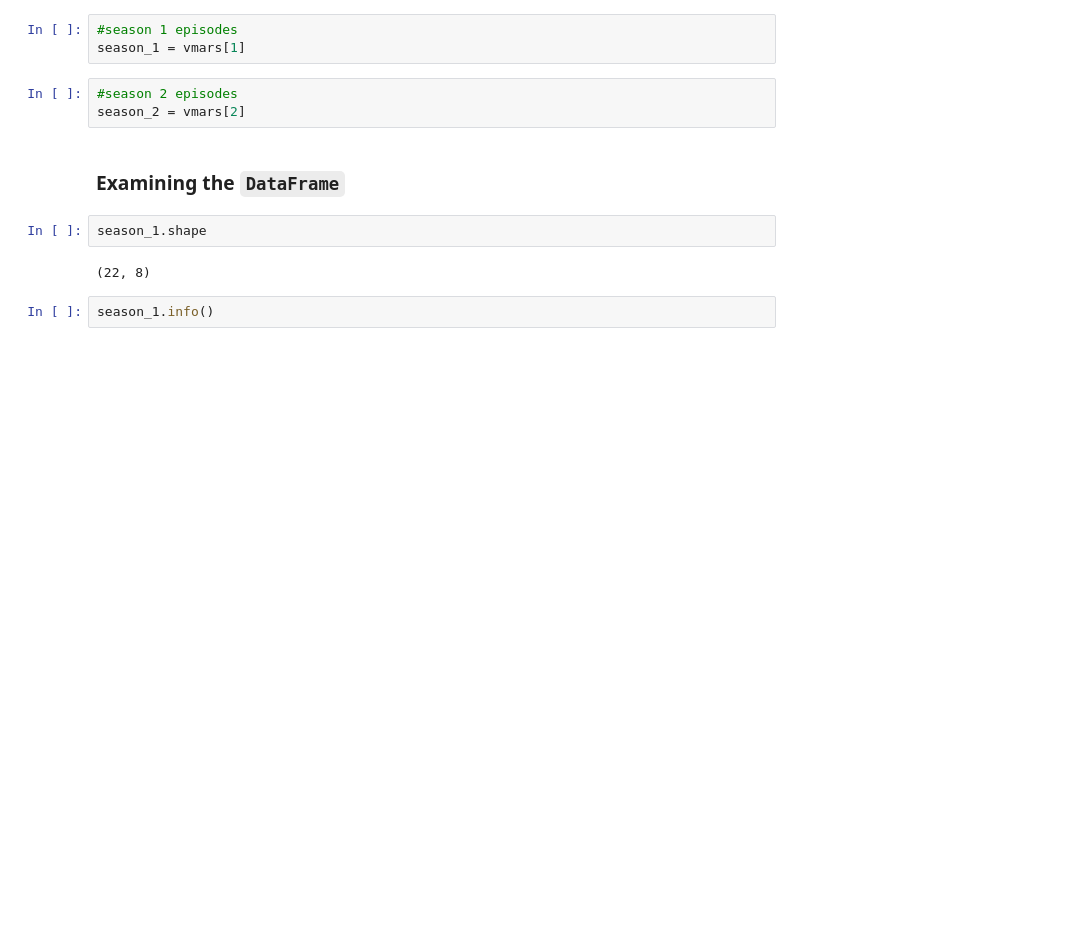
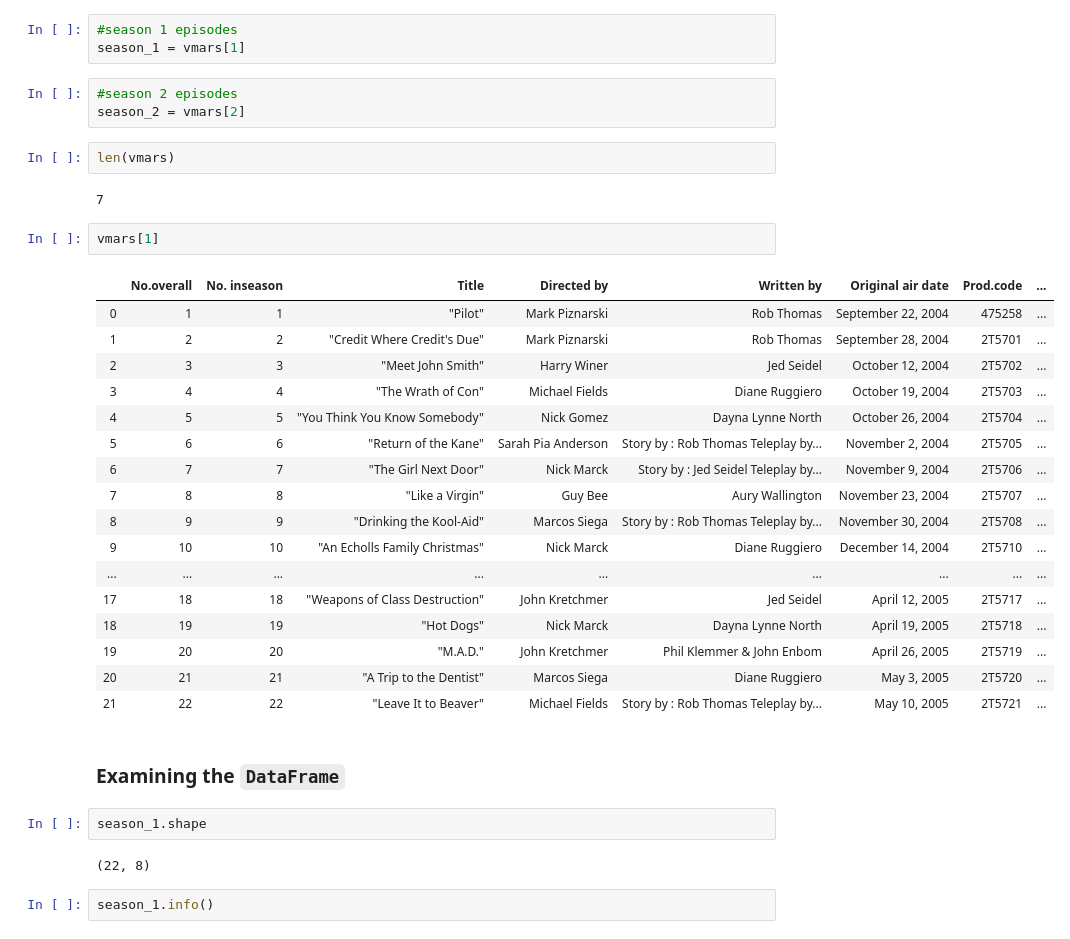
Before and after one commit to jfkoehler/nielsen, a Jupyter notebook: week_3/d1/01_intro.ipynb, the cells around one changed output. Cells and saved outputs as stored; diff of their text form; blank space fills up the shorter version.

```diff
--- a/week_3/d1/01_intro.ipynb
+++ b/week_3/d1/01_intro.ipynb
@@ -198,6 +253,30 @@ season_1 = vmars[1]
 # %%
 #season 2 episodes
 season_2 = vmars[2]
+# %%
+len(vmars)
+# %% [output]
+7
+# %%
+vmars[1]
+# %% [output]
+|  | No.overall | No. inseason | Title | Directed by | Written by | Original air date | Prod.code | ... |
+| 0 | 1 | 1 | "Pilot" | Mark Piznarski | Rob Thomas | September 22, 2004 | 475258 | ... |
+| 1 | 2 | 2 | "Credit Where Credit's Due" | Mark Piznarski | Rob Thomas | September 28, 2004 | 2T5701 | ... |
+| 2 | 3 | 3 | "Meet John Smith" | Harry Winer | Jed Seidel | October 12, 2004 | 2T5702 | ... |
+| 3 | 4 | 4 | "The Wrath of Con" | Michael Fields | Diane Ruggiero | October 19, 2004 | 2T5703 | ... |
+| 4 | 5 | 5 | "You Think You Know Somebody" | Nick Gomez | Dayna Lynne North | October 26, 2004 | 2T5704 | ... |
+| 5 | 6 | 6 | "Return of the Kane" | Sarah Pia Anderson | Story by : Rob Thomas Teleplay by... | November 2, 2004 | 2T5705 | ... |
+| 6 | 7 | 7 | "The Girl Next Door" | Nick Marck | Story by : Jed Seidel Teleplay by... | November 9, 2004 | 2T5706 | ... |
+| 7 | 8 | 8 | "Like a Virgin" | Guy Bee | Aury Wallington | November 23, 2004 | 2T5707 | ... |
+| 8 | 9 | 9 | "Drinking the Kool-Aid" | Marcos Siega | Story by : Rob Thomas Teleplay by... | November 30, 2004 | 2T5708 | ... |
+| 9 | 10 | 10 | "An Echolls Family Christmas" | Nick Marck | Diane Ruggiero | December 14, 2004 | 2T5710 | ... |
+| ... | ... | ... | ... | ... | ... | ... | ... | ... |
+| 17 | 18 | 18 | "Weapons of Class Destruction" | John Kretchmer | Jed Seidel | April 12, 2005 | 2T5717 | ... |
+| 18 | 19 | 19 | "Hot Dogs" | Nick Marck | Dayna Lynne North | April 19, 2005 | 2T5718 | ... |
+| 19 | 20 | 20 | "M.A.D." | John Kretchmer | Phil Klemmer & John Enbom | April 26, 2005 | 2T5719 | ... |
+| 20 | 21 | 21 | "A Trip to the Dentist" | Marcos Siega | Diane Ruggiero | May 3, 2005 | 2T5720 | ... |
+| 21 | 22 | 22 | "Leave It to Beaver" | Michael Fields | Story by : Rob Thomas Teleplay by... | May 10, 2005 | 2T5721 | ... |
 # %% [markdown]
 ### Examining the `DataFrame`
 # %%
```
Also changed, not shown: parts of 31 cells of this notebook, 10 other files.
